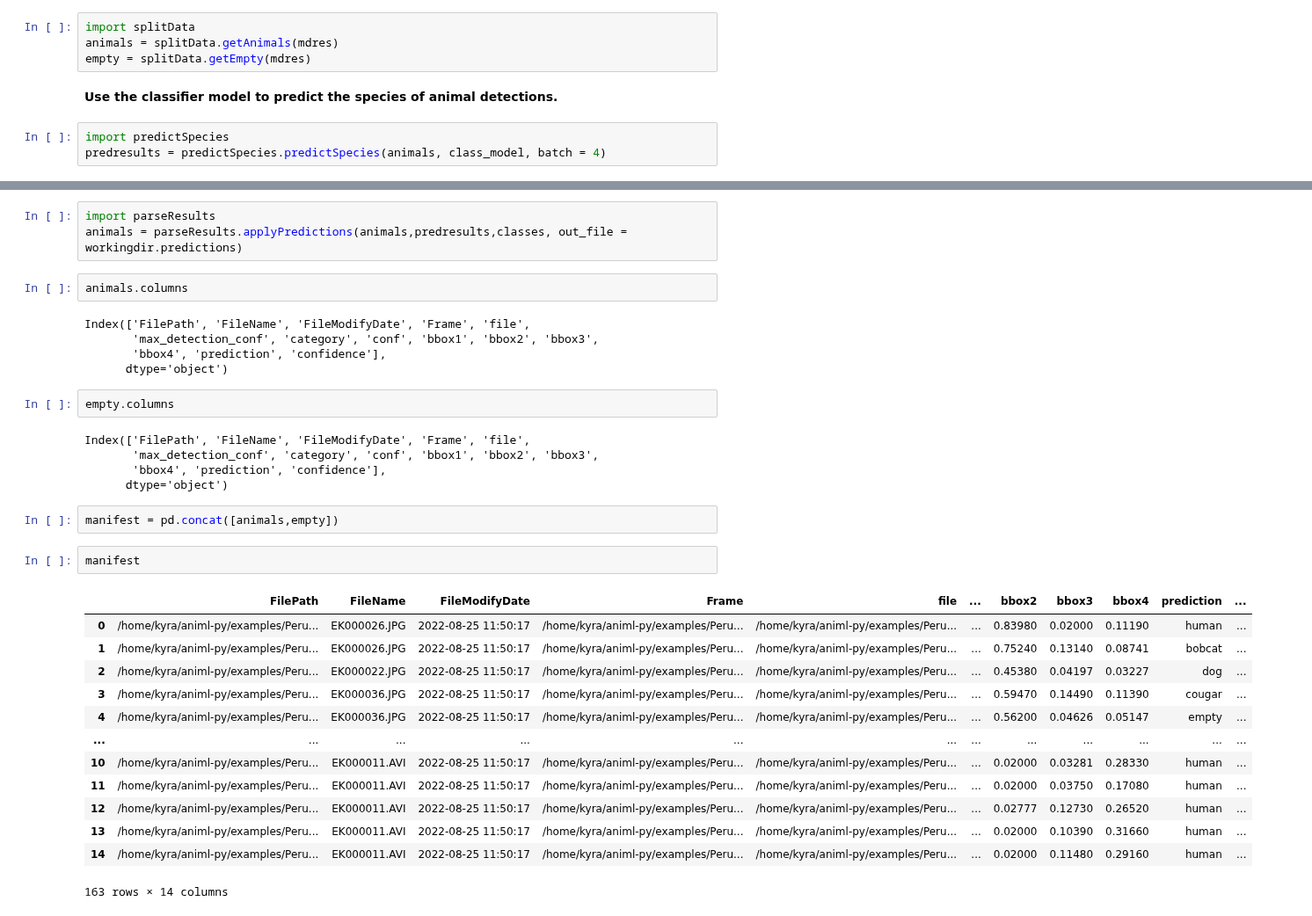
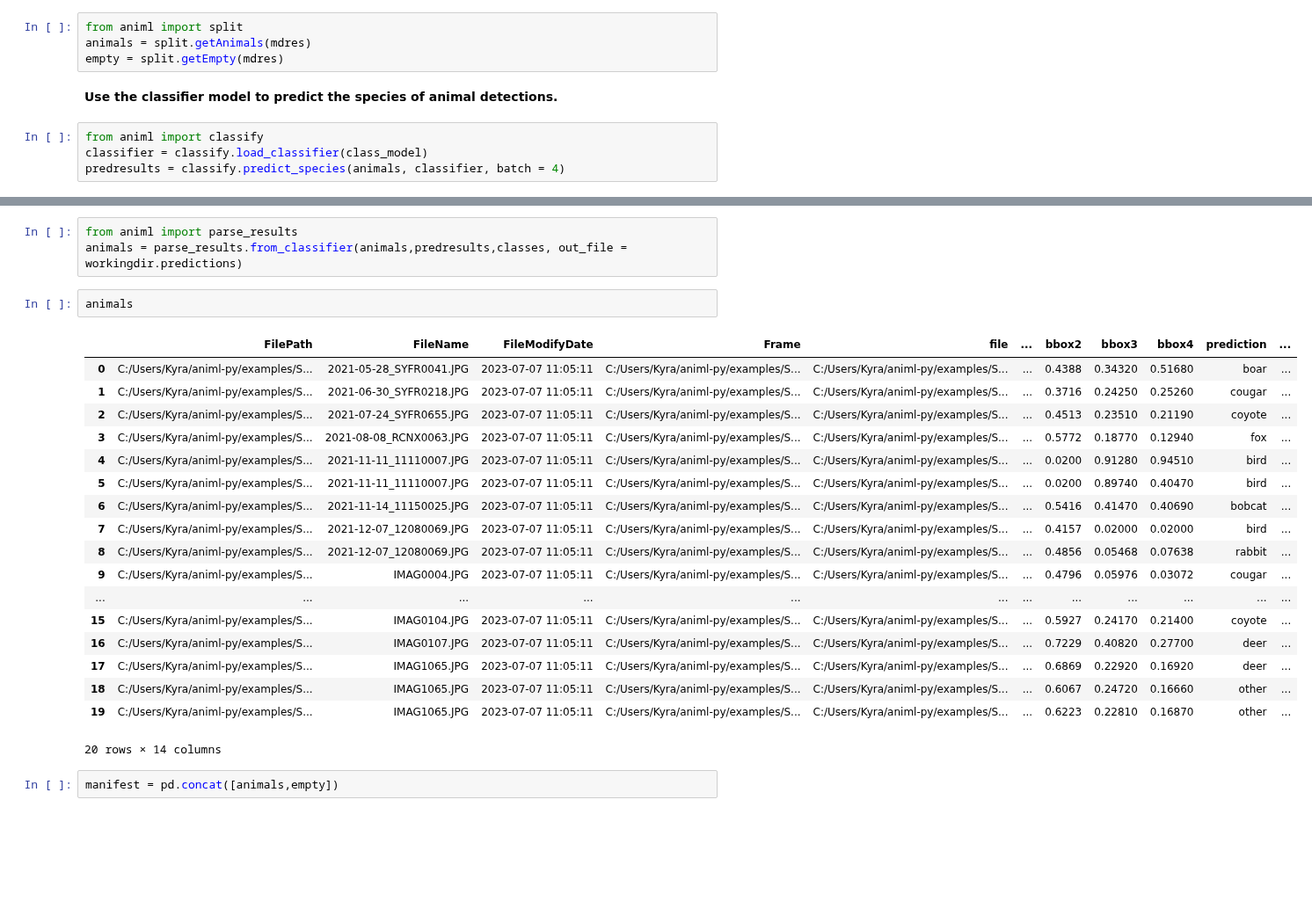
Before and after one commit to conservationtechlab/animl-py, a Jupyter notebook: notebooks/Sandbox.ipynb, the cells around one changed output, grey strips where cells are left out. Shown at 88% size. Saved outputs shown, nothing was run; the diff lists cells and outputs as text; blank space fills up the shorter version.

```diff
--- a/notebooks/Sandbox.ipynb
+++ b/notebooks/Sandbox.ipynb
@@ -118,12 +95,13 @@ Output file already exists and was last modified 2023-06-12 15:40:13.456840,
 # %% [markdown]
 <b> Extract animal detections from the rest.
 # %%
-import splitData
-animals = splitData.getAnimals(mdres)
-empty = splitData.getEmpty(mdres)
+from animl import split
+animals = split.getAnimals(mdres)
+empty = split.getEmpty(mdres)
 # %% [markdown]
 <b> Use the classifier model to predict the species of animal detections.
 # %%
-import predictSpecies
-predresults = predictSpecies.predictSpecies(animals, class_model, batch = 4)
+from animl import classify
+classifier = classify.load_classifier(class_model)
+predresults = classify.predict_species(animals, classifier, batch = 4)
 # %% [output]
@@ -153,35 +110,26 @@ To enable them in other operations, rebuild TensorFlow with the appropriate comp
 # %%
-import parseResults
-animals = parseResults.applyPredictions(animals,predresults,classes, out_file = workingdir.predictions)
+from animl import parse_results
+animals = parse_results.from_classifier(animals,predresults,classes, out_file = workingdir.predictions)
 # %%
-animals.columns
+animals
 # %% [output]
+|  | FilePath | FileName | FileModifyDate | Frame | file | ... | bbox2 | bbox3 | bbox4 | prediction | ... |
+| 0 | C:/Users/Kyra/animl-py/examples/S... | 2021-05-28_SYFR0041.JPG | 2023-07-07 11:05:11 | C:/Users/Kyra/animl-py/examples/S... | C:/Users/Kyra/animl-py/examples/S... | ... | 0.4388 | 0.34320 | 0.51680 | boar | ... |
+| 1 | C:/Users/Kyra/animl-py/examples/S... | 2021-06-30_SYFR0218.JPG | 2023-07-07 11:05:11 | C:/Users/Kyra/animl-py/examples/S... | C:/Users/Kyra/animl-py/examples/S... | ... | 0.3716 | 0.24250 | 0.25260 | cougar | ... |
+| 2 | C:/Users/Kyra/animl-py/examples/S... | 2021-07-24_SYFR0655.JPG | 2023-07-07 11:05:11 | C:/Users/Kyra/animl-py/examples/S... | C:/Users/Kyra/animl-py/examples/S... | ... | 0.4513 | 0.23510 | 0.21190 | coyote | ... |
+| 3 | C:/Users/Kyra/animl-py/examples/S... | 2021-08-08_RCNX0063.JPG | 2023-07-07 11:05:11 | C:/Users/Kyra/animl-py/examples/S... | C:/Users/Kyra/animl-py/examples/S... | ... | 0.5772 | 0.18770 | 0.12940 | fox | ... |
+| 4 | C:/Users/Kyra/animl-py/examples/S... | 2021-11-11_11110007.JPG | 2023-07-07 11:05:11 | C:/Users/Kyra/animl-py/examples/S... | C:/Users/Kyra/animl-py/examples/S... | ... | 0.0200 | 0.91280 | 0.94510 | bird | ... |
+| 5 | C:/Users/Kyra/animl-py/examples/S... | 2021-11-11_11110007.JPG | 2023-07-07 11:05:11 | C:/Users/Kyra/animl-py/examples/S... | C:/Users/Kyra/animl-py/examples/S... | ... | 0.0200 | 0.89740 | 0.40470 | bird | ... |
+| 6 | C:/Users/Kyra/animl-py/examples/S... | 2021-11-14_11150025.JPG | 2023-07-07 11:05:11 | C:/Users/Kyra/animl-py/examples/S... | C:/Users/Kyra/animl-py/examples/S... | ... | 0.5416 | 0.41470 | 0.40690 | bobcat | ... |
+| 7 | C:/Users/Kyra/animl-py/examples/S... | 2021-12-07_12080069.JPG | 2023-07-07 11:05:11 | C:/Users/Kyra/animl-py/examples/S... | C:/Users/Kyra/animl-py/examples/S... | ... | 0.4157 | 0.02000 | 0.02000 | bird | ... |
+| 8 | C:/Users/Kyra/animl-py/examples/S... | 2021-12-07_12080069.JPG | 2023-07-07 11:05:11 | C:/Users/Kyra/animl-py/examples/S... | C:/Users/Kyra/animl-py/examples/S... | ... | 0.4856 | 0.05468 | 0.07638 | rabbit | ... |
+| 9 | C:/Users/Kyra/animl-py/examples/S... | IMAG0004.JPG | 2023-07-07 11:05:11 | C:/Users/Kyra/animl-py/examples/S... | C:/Users/Kyra/animl-py/examples/S... | ... | 0.4796 | 0.05976 | 0.03072 | cougar | ... |
+| ... | ... | ... | ... | ... | ... | ... | ... | ... | ... | ... | ... |
+| 15 | C:/Users/Kyra/animl-py/examples/S... | IMAG0104.JPG | 2023-07-07 11:05:11 | C:/Users/Kyra/animl-py/examples/S... | C:/Users/Kyra/animl-py/examples/S... | ... | 0.5927 | 0.24170 | 0.21400 | coyote | ... |
+| 16 | C:/Users/Kyra/animl-py/examples/S... | IMAG0107.JPG | 2023-07-07 11:05:11 | C:/Users/Kyra/animl-py/examples/S... | C:/Users/Kyra/animl-py/examples/S... | ... | 0.7229 | 0.40820 | 0.27700 | deer | ... |
+| 17 | C:/Users/Kyra/animl-py/examples/S... | IMAG1065.JPG | 2023-07-07 11:05:11 | C:/Users/Kyra/animl-py/examples/S... | C:/Users/Kyra/animl-py/examples/S... | ... | 0.6869 | 0.22920 | 0.16920 | deer | ... |
+| 18 | C:/Users/Kyra/animl-py/examples/S... | IMAG1065.JPG | 2023-07-07 11:05:11 | C:/Users/Kyra/animl-py/examples/S... | C:/Users/Kyra/animl-py/examples/S... | ... | 0.6067 | 0.24720 | 0.16660 | other | ... |
+| 19 | C:/Users/Kyra/animl-py/examples/S... | IMAG1065.JPG | 2023-07-07 11:05:11 | C:/Users/Kyra/animl-py/examples/S... | C:/Users/Kyra/animl-py/examples/S... | ... | 0.6223 | 0.22810 | 0.16870 | other | ... |
-Index(['FilePath', 'FileName', 'FileModifyDate', 'Frame', 'file',
-       'max_detection_conf', 'category', 'conf', 'bbox1', 'bbox2', 'bbox3',
-       'bbox4', 'prediction', 'confidence'],
-      dtype='object')
+20 rows × 14 columns
-# %%
-empty.columns
-# %% [output]
-Index(['FilePath', 'FileName', 'FileModifyDate', 'Frame', 'file',
-       'max_detection_conf', 'category', 'conf', 'bbox1', 'bbox2', 'bbox3',
-       'bbox4', 'prediction', 'confidence'],
-      dtype='object')
 # %%
 manifest = pd.concat([animals,empty])
-# %%
-manifest
-# %% [output]
-|  | FilePath | FileName | FileModifyDate | Frame | file | ... | bbox2 | bbox3 | bbox4 | prediction | ... |
-| 0 | /home/kyra/animl-py/examples/Peru... | EK000026.JPG | 2022-08-25 11:50:17 | /home/kyra/animl-py/examples/Peru... | /home/kyra/animl-py/examples/Peru... | ... | 0.83980 | 0.02000 | 0.11190 | human | ... |
-| 1 | /home/kyra/animl-py/examples/Peru... | EK000026.JPG | 2022-08-25 11:50:17 | /home/kyra/animl-py/examples/Peru... | /home/kyra/animl-py/examples/Peru... | ... | 0.75240 | 0.13140 | 0.08741 | bobcat | ... |
-| 2 | /home/kyra/animl-py/examples/Peru... | EK000022.JPG | 2022-08-25 11:50:17 | /home/kyra/animl-py/examples/Peru... | /home/kyra/animl-py/examples/Peru... | ... | 0.45380 | 0.04197 | 0.03227 | dog | ... |
-| 3 | /home/kyra/animl-py/examples/Peru... | EK000036.JPG | 2022-08-25 11:50:17 | /home/kyra/animl-py/examples/Peru... | /home/kyra/animl-py/examples/Peru... | ... | 0.59470 | 0.14490 | 0.11390 | cougar | ... |
-| 4 | /home/kyra/animl-py/examples/Peru... | EK000036.JPG | 2022-08-25 11:50:17 | /home/kyra/animl-py/examples/Peru... | /home/kyra/animl-py/examples/Peru... | ... | 0.56200 | 0.04626 | 0.05147 | empty | ... |
-| ... | ... | ... | ... | ... | ... | ... | ... | ... | ... | ... | ... |
-| 10 | /home/kyra/animl-py/examples/Peru... | EK000011.AVI | 2022-08-25 11:50:17 | /home/kyra/animl-py/examples/Peru... | /home/kyra/animl-py/examples/Peru... | ... | 0.02000 | 0.03281 | 0.28330 | human | ... |
-| 11 | /home/kyra/animl-py/examples/Peru... | EK000011.AVI | 2022-08-25 11:50:17 | /home/kyra/animl-py/examples/Peru... | /home/kyra/animl-py/examples/Peru... | ... | 0.02000 | 0.03750 | 0.17080 | human | ... |
-| 12 | /home/kyra/animl-py/examples/Peru... | EK000011.AVI | 2022-08-25 11:50:17 | /home/kyra/animl-py/examples/Peru... | /home/kyra/animl-py/examples/Peru... | ... | 0.02777 | 0.12730 | 0.26520 | human | ... |
-| 13 | /home/kyra/animl-py/examples/Peru... | EK000011.AVI | 2022-08-25 11:50:17 | /home/kyra/animl-py/examples/Peru... | /home/kyra/animl-py/examples/Peru... | ... | 0.02000 | 0.10390 | 0.31660 | human | ... |
-| 14 | /home/kyra/animl-py/examples/Peru... | EK000011.AVI | 2022-08-25 11:50:17 | /home/kyra/animl-py/examples/Peru... | /home/kyra/animl-py/examples/Peru... | ... | 0.02000 | 0.11480 | 0.29160 | human | ... |
-163 rows × 14 columns
```
Also changed, not shown: parts of 15 cells of this notebook.
